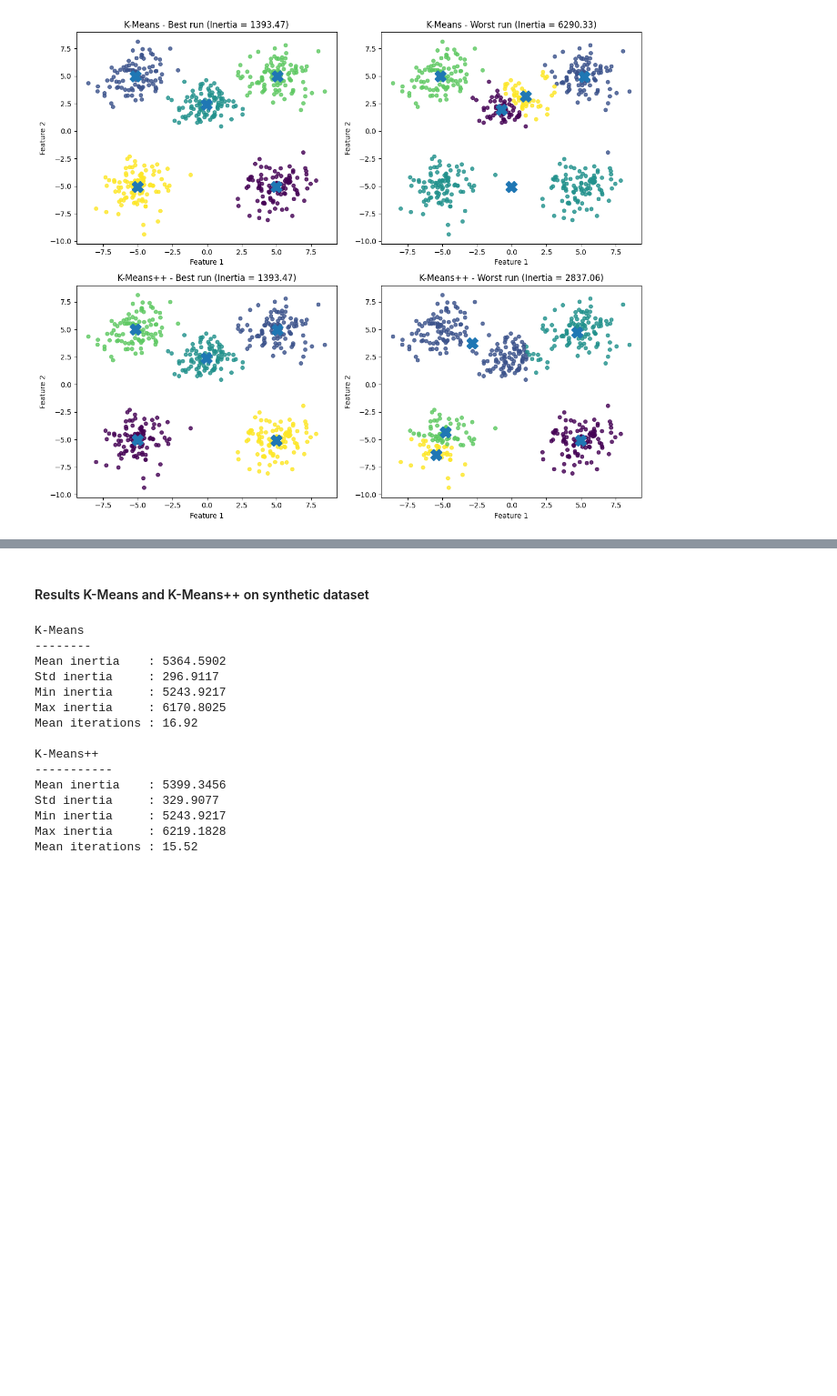
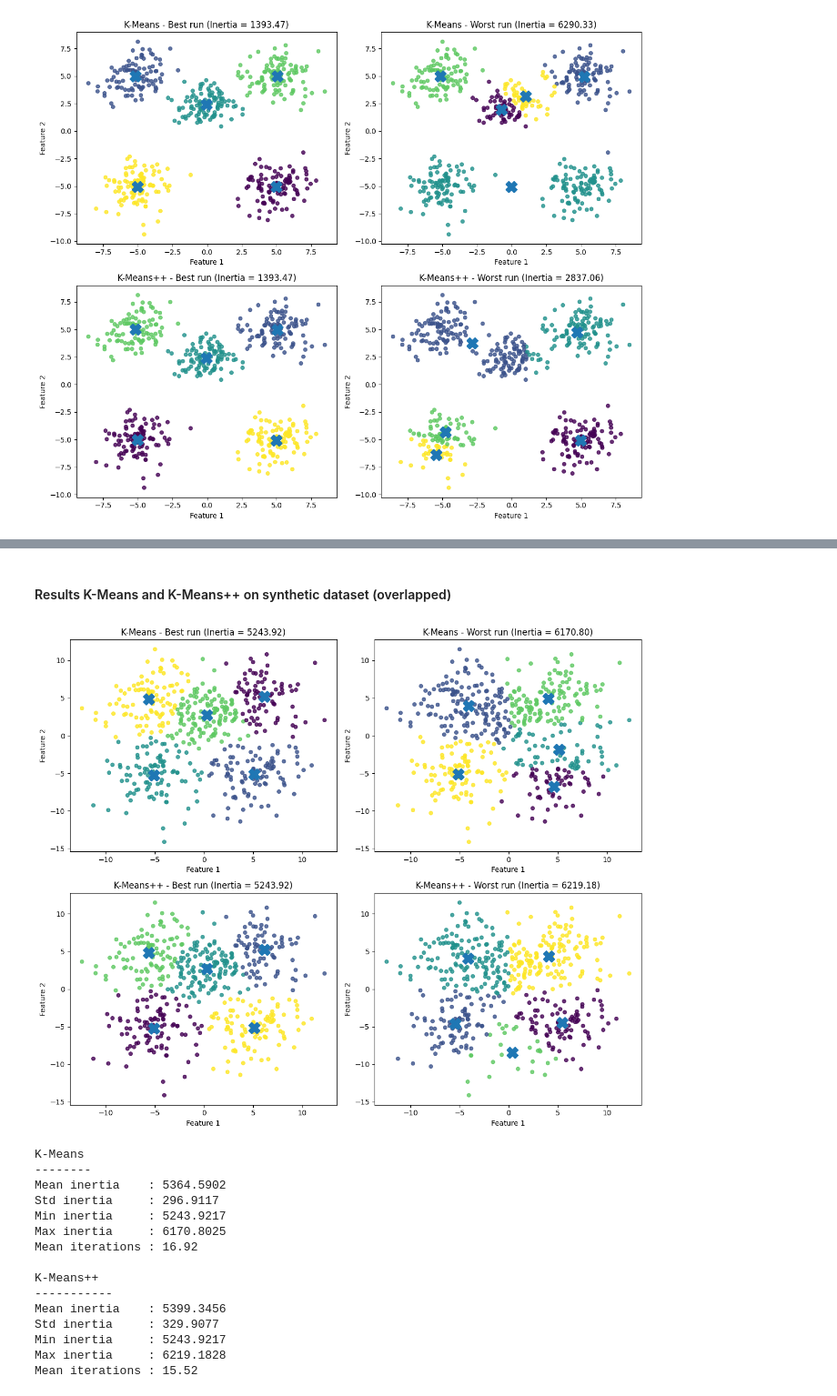
Before and after one commit to MatteoBisotti/StatML_project, a Jupyter notebook: code/main.ipynb, the cells around one changed output, grey strips where cells are left out. Shown at 91% size. Drawn from its saved outputs; the diff is of its cells as text; code cells hidden in the pictures; blank space fills up the shorter version.

```diff
--- a/code/main.ipynb
+++ b/code/main.ipynb
@@ -45,21 +41,0 @@ Dataset with overlapped clusters and $100$ points for each cluster
-# %%
-centers_overlap = [
-    (0.0, 0.0),
-    (5.0, 5.0),
-    (-5.0, 5.0),
-    (5.0, -5.0),
-    (-5.0, -5.0)
-]
-
-cluster_sizes = [100, 100, 100, 100, 100]
-
-n_samples = 500
-std = 2.5
-n_features = 2
-random_state = 42
-
-X_overlap, y_overlap = generate_blobs(centers=centers,
-                      cluster_sizes=cluster_sizes,
-                      std=std,
-                      n_features=n_features,
-                      random_state=random_state)
@@ -413,5 +382,17 @@ plot_strip(inertias_kmeans, inertias_kmeanspp)
 # %% [markdown]
-#### Results K-Means and K-Means++ on synthetic dataset
+#### Results K-Means and K-Means++ on synthetic dataset (overlapped)
+# %%
+plot_best_worst_comparison(
+    X_overlap,
+    inertias_kmeans_overlap,
+    labels_kmeans_overlap,
+    centroids_kmeans_overlap,
+    inertias_kmeanspp_overlap,
+    labels_kmeanspp_overlap,
+    centroids_kmeanspp_overlap
+)
+# %% [output]
+[figure, added]
 # %%
 results_kmeans_kmeanspp(X_overlap,
                         inertias_kmeans_overlap,
```
Also changed, not shown: parts of 25 cells of this notebook, 2 other files.
